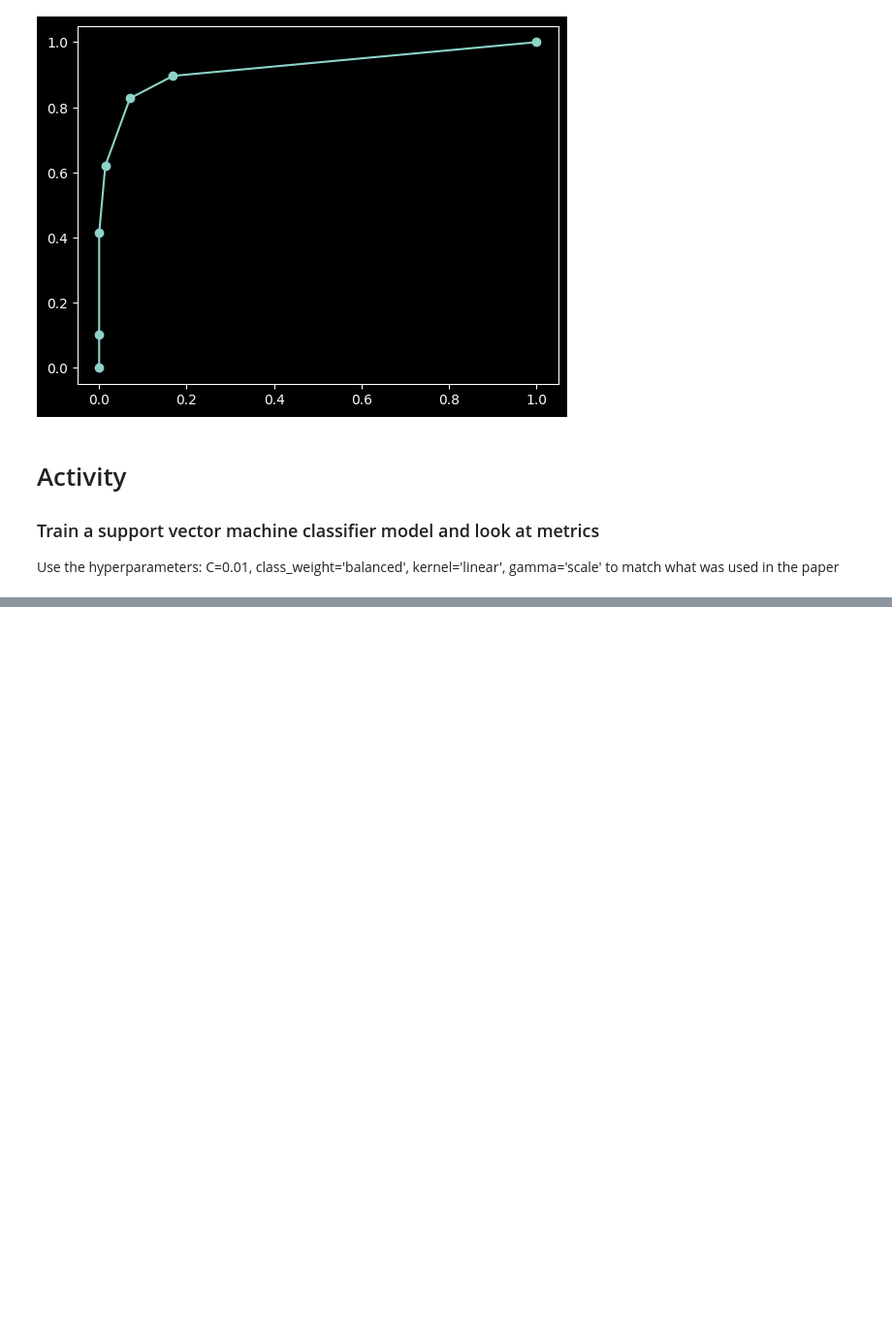
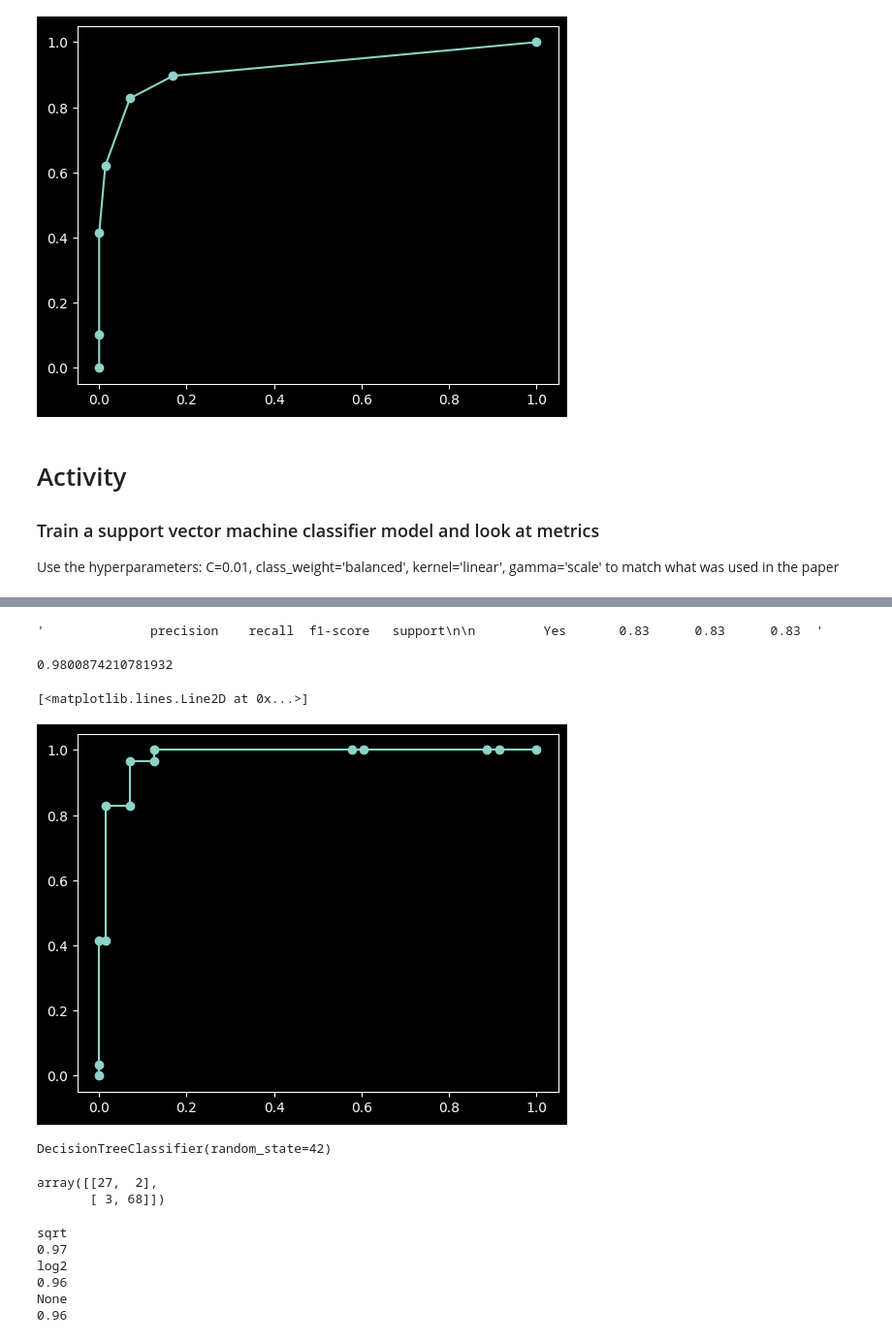
Before and after one commit to UH-MBBE/BE-491-Lecture-11, a Jupyter notebook: L11_Notes.ipynb, the cells around one changed output, grey strips where cells are left out. Shown: that part at 97% size. Saved outputs shown, nothing was run; the diff lists cells and outputs as text; code cells hidden in the pictures; blank space fills up the shorter version.

```diff
--- a/L11_Notes.ipynb
+++ b/L11_Notes.ipynb
@@ -510,3 +508,7 @@ Use the hyperparameters: C=0.01, class_weight='balanced', kernel='linear', gamma
 # %%
 # train an SVM classifier model
 from sklearn.svm import SVC
+
+svm_model = SVC(C=0.01, class_weight='balanced', kernel='linear', gamma='scale', probability=True)
+
+svm_model.fit(X_train, y_train)
@@ -517,5 +547,16 @@ from sklearn.svm import SVC
+# %%
+report_svm[0:100]
+# %% [output]
+'              precision    recall  f1-score   support\n\n         Yes       0.83      0.83      0.83  '
 # %%
 assert report_svm[75:78] == '.83'
 # %%
 # look at area under the ROC curve
+y_pred_proba_svm = svm_model.predict_proba(X_test)[:, 1]
+
+roc_auc_svm = roc_auc_score(y_test, y_pred_proba_svm)
+
+roc_auc_svm
+# %% [output]
+0.9800874210781932
 # %%
@@ -525,0 +565,28 @@ assert roc_auc_svm < 0.922
+# %%
+# plot the ROC curve
+fpr_svm, tpr_svm, thresholds_svm = roc_curve(y_test, y_pred_proba_svm, pos_label='Yes')
+
+plt.plot(fpr_svm, tpr_svm, marker='o')
+# %% [output]
+[<matplotlib.lines.Line2D at 0x...>]
+[figure, added]
+# %%
+# load and train decision tree
+from sklearn.tree import DecisionTreeClassifier
+
+dt_model = DecisionTreeClassifier(random_state=42)
+
+# train the model
+dt_model.fit(X_train, y_train)
+# %% [output]
+DecisionTreeClassifier(random_state=42)
+# %%
+# evaluate the model
+y_pred_dt = dt_model.predict(X_test)
+
+con_matrix = confusion_matrix(y_test, y_pred_dt, labels=['Yes', 'No'])
+
+con_matrix
+# %% [output]
+array([[27,  2],
+       [ 3, 68]])
@@ -525,0 +595,26 @@ assert roc_auc_svm < 0.922
+# %%
+from sklearn.metrics import accuracy_score
+
+# investigate how 'max_features' affects accuracy
+max_feature_options = ['sqrt', 'log2', None]
+accuracies = []
+
+for max_feature_option in max_feature_options:
+    print(max_feature_option)
+    rf_model = RandomForestClassifier(max_features=max_feature_option, random_state=42)
+
+    # train and evaluate the model
+    rf_model.fit(X_train, y_train)
+
+    predictions = rf_model.predict(X_test)
+
+    accuracy = accuracy_score(y_test, predictions)
+
+    print(accuracy)
+# %% [output]
+sqrt
+0.97
+log2
+0.96
+None
+0.96
```
Also changed, not shown: parts of 23 cells of this notebook.
